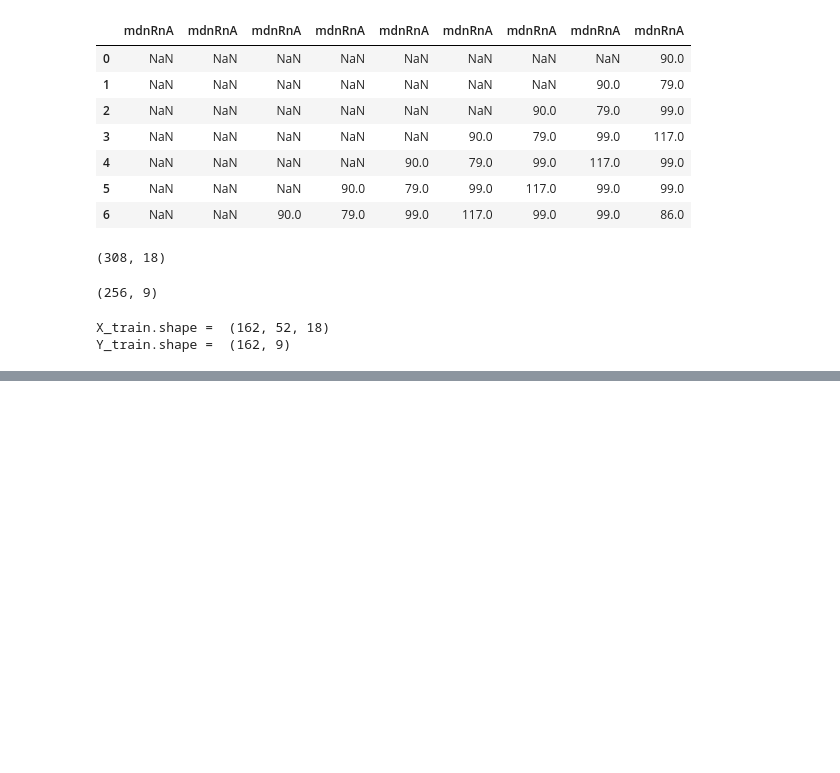
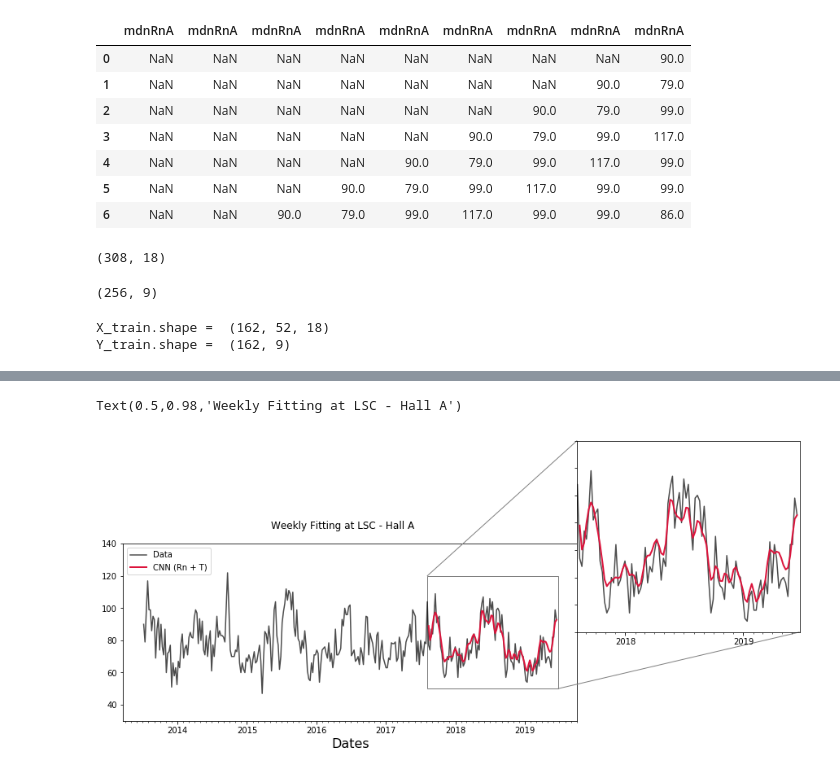
Before and after one commit to TsspGit/Rn_Time_Series, a Jupyter notebook: AEMET/Codes_Daily/New_NN_Try.ipynb, the cells around one changed output, grey strips where cells are left out. Saved outputs shown, nothing was run; the diff lists cells and outputs as text; code cells hidden in the pictures; blank space fills up the shorter version.

```diff
--- a/AEMET/Codes_Daily/New_NN_Try.ipynb
+++ b/AEMET/Codes_Daily/New_NN_Try.ipynb
@@ -136,0 +171,45 @@ history, pred, acc_train, acc_test, model = NN(neuron, 45, X_train, Y_train, X_t
+# %%
+startday = pd.datetime(2013, 7, 1)
+startdaypred = pd.datetime(2013, 7, 1) + 7*pd.Timedelta( len(mdnRnA)-len(pred), unit='D') - 7*pd.Timedelta(8, unit='D')
+startdayahead = pd.datetime(2013, 7, 1) + 7*pd.Timedelta( len(mdnRnA), unit='D')
+# %%
+fig,ax = plt.subplots(nrows=1,ncols=1,figsize=(10,4))
+plt.figure(1)
+xaxis = ax.get_xaxis()
+#ax.xaxis.grid(b=True, which='minor', color='0.90', linewidth=0.6)
+ax.xaxis.set_major_locator(mdates.YearLocator())
+ax.xaxis.set_minor_locator(mdates.MonthLocator())
+ax.xaxis.set_major_formatter(mdates.DateFormatter("%Y"))
+#ax.xaxis.set_minor_formatter(mdates.DateFormatter("%b"))
+
+ax.plot(pd.date_range(startday, periods=len(mdnRnA), freq='W')[:-5], mdnRnA[:-5], 'k',
+        alpha=0.7)
+ax.plot(pd.date_range(startdaypred, periods=len(predavgs), freq='W')[:-5], predavgs[:-5],
+        linewidth=2, linestyle='-',color='crimson')
+
+plt.xlabel('Dates', fontsize=16)
+ax.legend(['Data', 'CNN (Rn + T)'], loc='upper left')
+plt.ylim([30, 140])
+
+from mpl_toolkits.axes_grid1.inset_locator import zoomed_inset_axes, mark_inset
+axins = zoomed_inset_axes(ax, 1.7, loc='lower left', bbox_to_anchor=(643,140))
+axins.xaxis.set_major_locator(mdates.YearLocator())
+axins.xaxis.set_minor_locator(mdates.MonthLocator())
+axins.xaxis.set_major_formatter(mdates.DateFormatter("%Y"))
+axins.plot(pd.date_range(startday, periods=len(mdnRnA), freq='W')[:-5], mdnRnA[:-5],
+           'k', alpha=0.7)
+axins.plot(pd.date_range(startdaypred, periods=len(predavgs), freq='W')[:-5], predavgs[:-5], linewidth=2,
+           linestyle='-',color='crimson')
+
+axins.set_xlim('2017-08-05', '2019-06-24')
+axins.set_ylim(50, 120)
+
+plt.xticks(visible=True)
+plt.yticks(visible=False)
+
+mark_inset(ax, axins, loc1=2, loc2=4, fc="none", ec="0.5")
+
+plt.suptitle('Weekly Fitting at LSC - Hall A')
+# %% [output]
+Text(0.5,0.98,'Weekly Fitting at LSC - Hall A')
+[figure, added]
```
Also changed, not shown: parts of 12 cells of this notebook.
